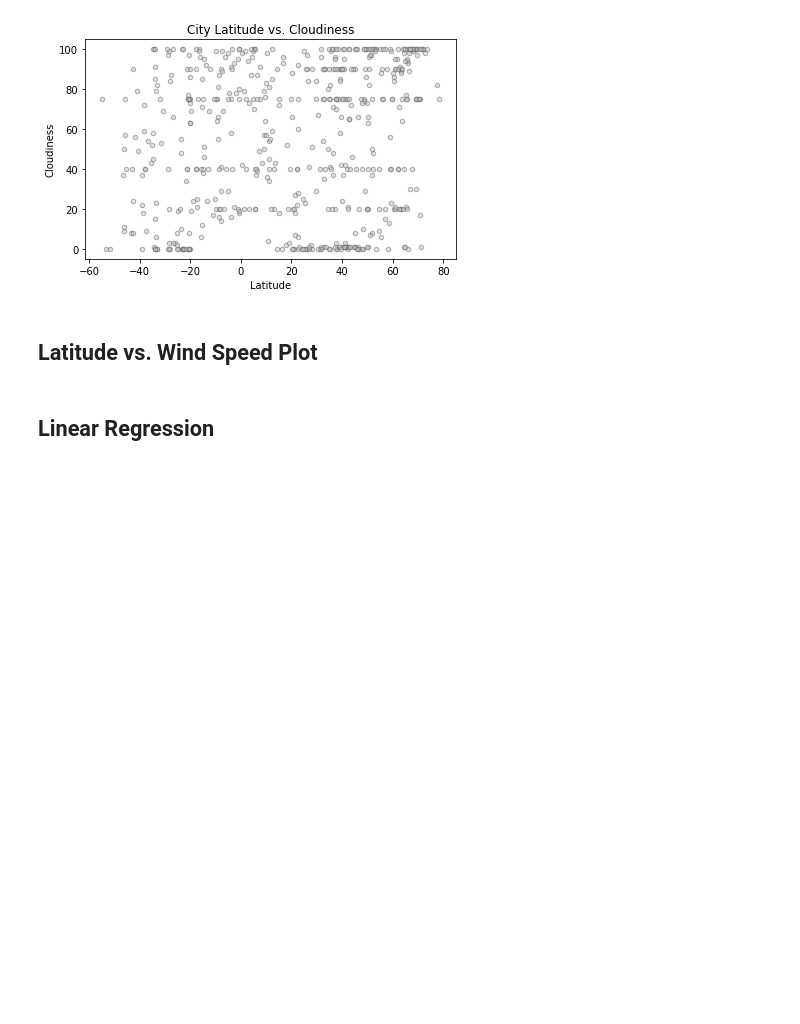
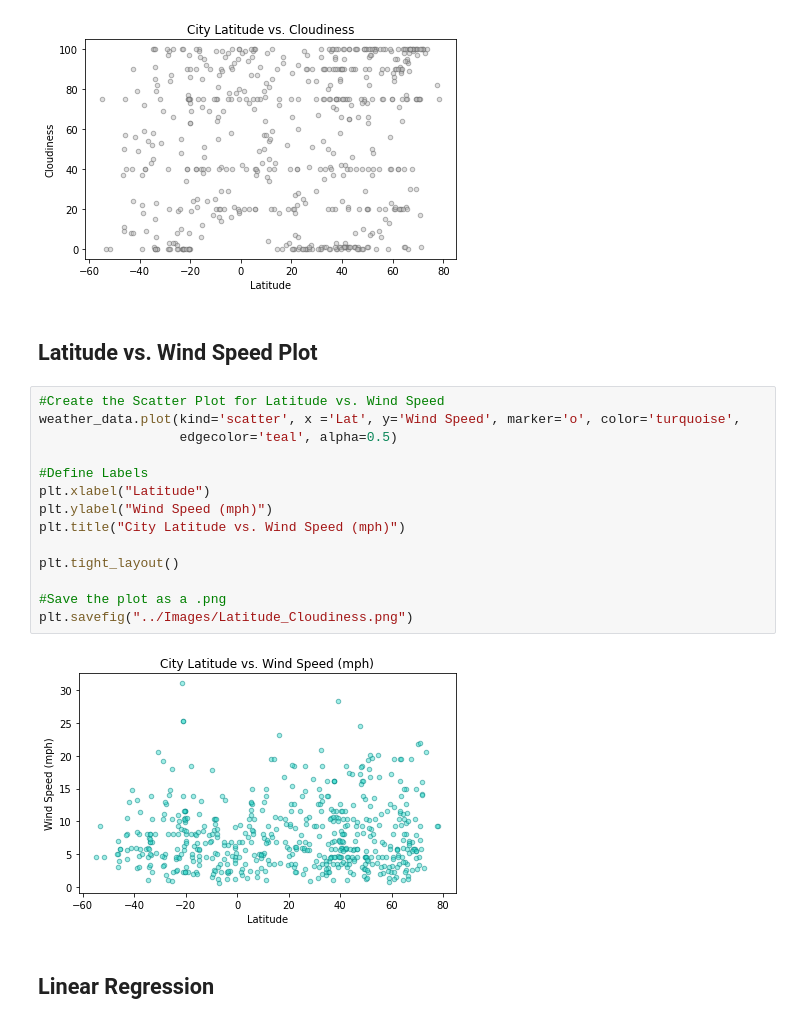
Before and after one commit to MorgaineB/python-api-challenge, a Jupyter notebook: WeatherPy/WeatherPy.ipynb, the cells around one changed output. Cells and saved outputs as stored; diff of their text form; blank space fills up the shorter version.

Commit message:
Scatter Plot for Latitude vs. Windspeed

```diff
--- a/WeatherPy/WeatherPy.ipynb
+++ b/WeatherPy/WeatherPy.ipynb
@@ -237,6 +237,22 @@ plt.savefig("../Images/Latitude_Cloudiness.png")
 [figure]
 # %% [markdown]
 ## Latitude vs. Wind Speed Plot
+# %%
+#Create the Scatter Plot for Latitude vs. Wind Speed
+weather_data.plot(kind='scatter', x ='Lat', y='Wind Speed', marker='o', color='turquoise',
+                  edgecolor='teal', alpha=0.5)
+
+#Define Labels
+plt.xlabel("Latitude")
+plt.ylabel("Wind Speed (mph)")
+plt.title("City Latitude vs. Wind Speed (mph)")
+
+plt.tight_layout()
+
+#Save the plot as a .png
+plt.savefig("../Images/Latitude_Cloudiness.png")
+# %% [output]
+[figure, added]
 # %% [markdown]
 ## Linear Regression
 # %% [markdown]
```
Also changed, not shown: 1 other file.
